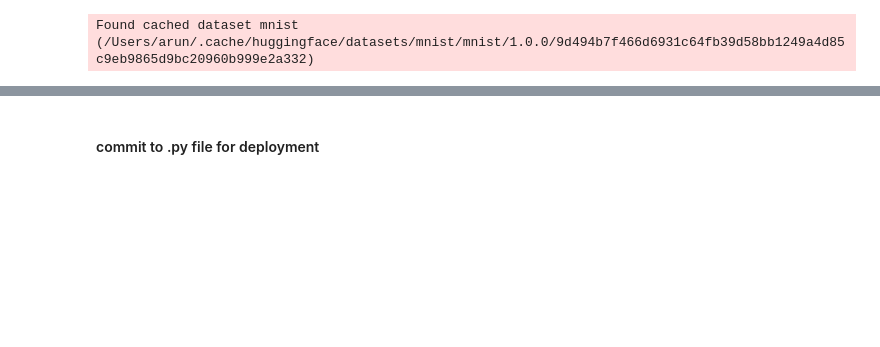
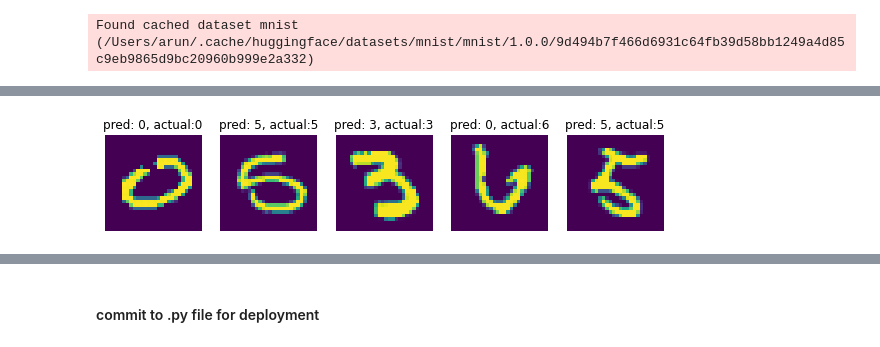
Before and after one commit to arun477/nano_deep_learning_dev_pipeline, a Jupyter notebook: mnist_classifier.ipynb, the cells around one changed output, grey strips where cells are left out. Cells and saved outputs as stored; diff of their text form; code cells hidden in the pictures; blank space fills up the shorter version.

```diff
--- a/mnist_classifier.ipynb
+++ b/mnist_classifier.ipynb
@@ -134 +182,14 @@ loaded_model.load_state_dict(torch.load('classifier.pth'))
 loaded_model.eval();
+# %%
+with torch.no_grad():
+    xbv,ybv = next(iter(dls.train))
+    logits = loaded_model(xbv)
+    probs = F.softmax(logits, dim=1)
+    idx = 5
+    _,axs = plt.subplots(1, idx, figsize=(10, 10))
+    for actual, pred, im, ax in zip(ybv[:idx], probs[:idx],xbv.permute(0,2,3,1)[:idx], axs.flat):
+        ax.imshow(im)
+        ax.set_axis_off()
+        ax.set_title(f'pred: {pred.argmax(0).item()}, actual:{actual.item()}')
+# %% [output]
+[figure, added]
```
Also changed, not shown: parts of 12 cells of this notebook, 4 other files.
